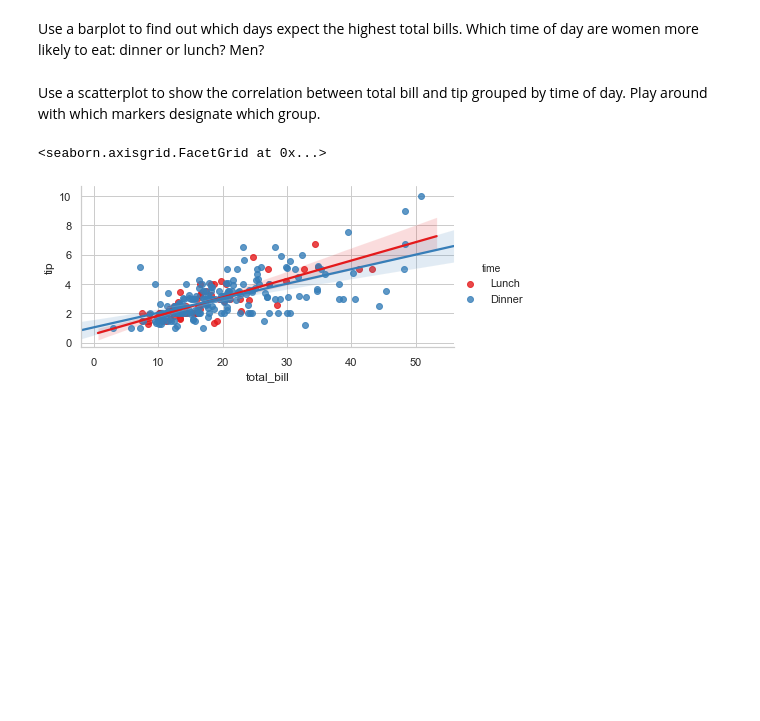
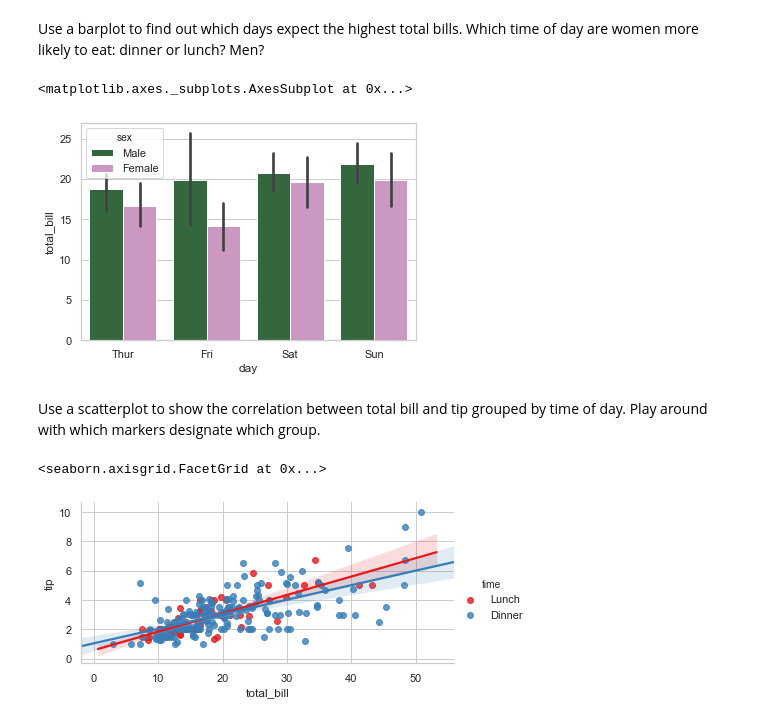
Before and after one commit to sydroth/chicago-102819, a Jupyter notebook: module_1/week_2/day_4/warmup_w2_d4.ipynb, the cells around one changed output. Cells and saved outputs as stored; diff of their text form; code cells hidden in the pictures; blank space fills up the shorter version.

```diff
--- a/module_1/week_2/day_4/warmup_w2_d4.ipynb
+++ b/module_1/week_2/day_4/warmup_w2_d4.ipynb
@@ -56,5 +61,10 @@ sns.stripplot(x='total_bill', y='tip_percent', data=tips, jitter=True, palette="
 # %% [markdown]
 Use a barplot to find out which days expect the highest total bills. Which time of day are women more likely to eat: dinner or lunch? Men?
+# %%
+sns.barplot('day', 'total_bill', data=tips, hue='sex', palette='cubehelix')
+# %% [output]
+<matplotlib.axes._subplots.AxesSubplot at 0x...>
+[figure, added]
 # %% [markdown]
 Use a scatterplot to show the correlation between total bill and tip
 grouped by time of day.  Play around with which markers designate
```
Also changed, not shown: parts of 4 cells of this notebook, 2 other files.
